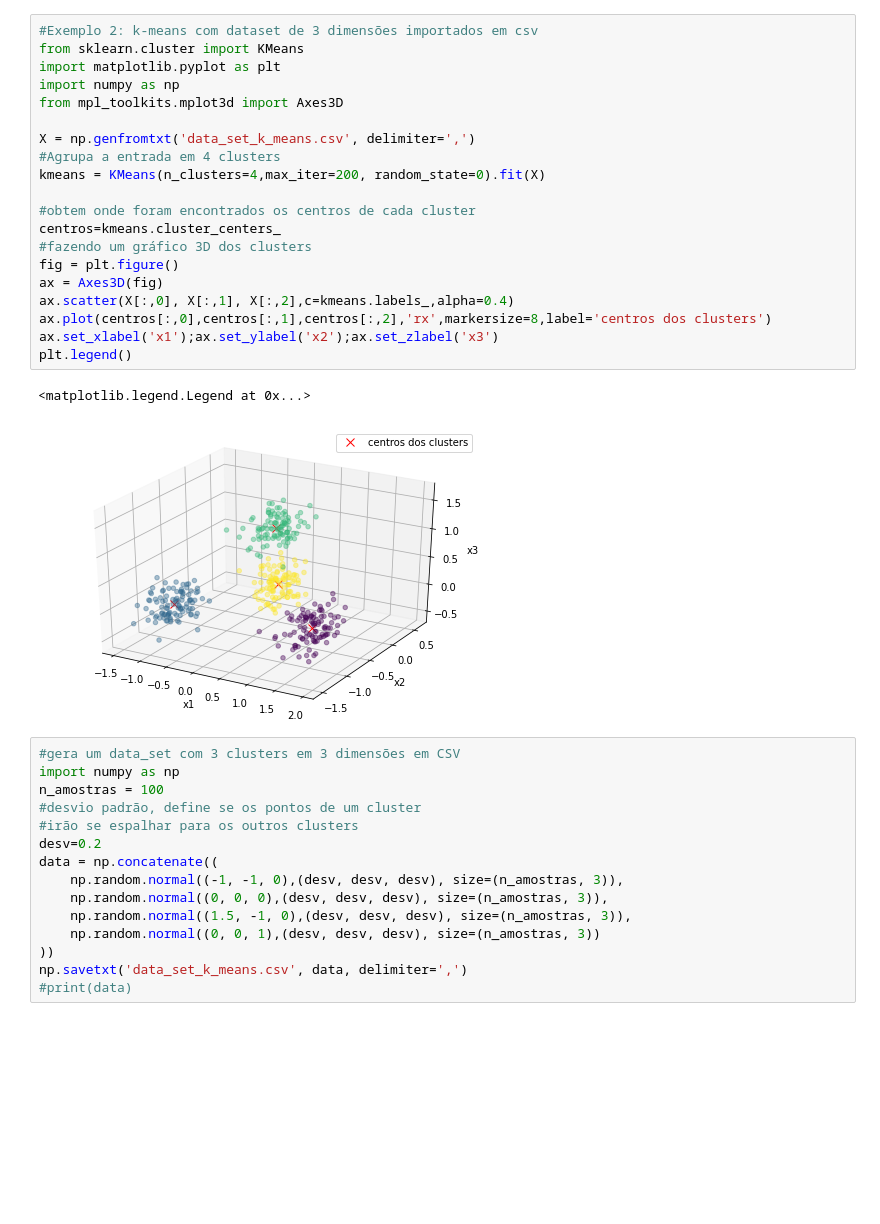
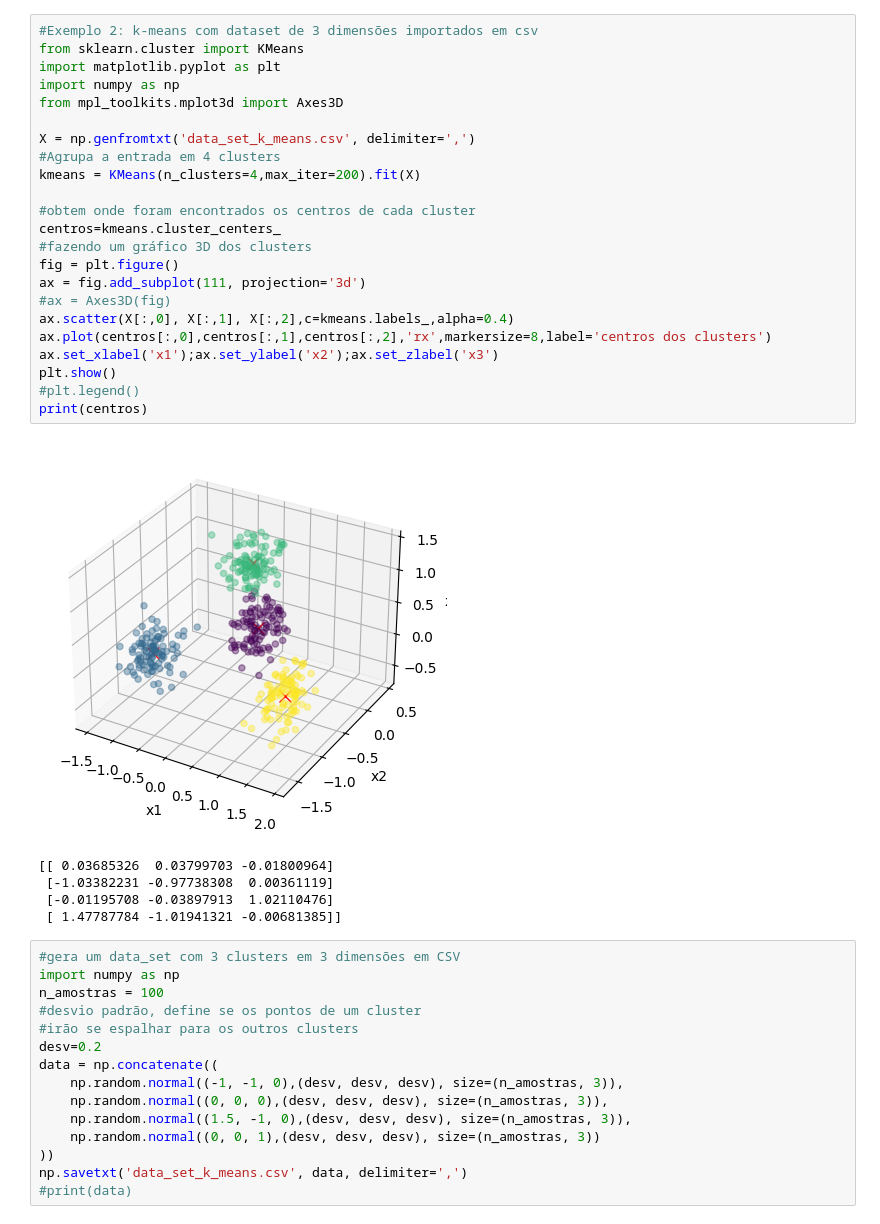
Before and after one commit to TerradasExatas/IA_e_Machine_Learning, a Jupyter notebook: IA_K_means.ipynb, the cells around one changed output. Cells and saved outputs as stored; diff of their text form; blank space fills up the shorter version.

```diff
--- a/IA_K_means.ipynb
+++ b/IA_K_means.ipynb
@@ -39,26 +39,32 @@ Labels=  [1 1 1 1 0 0 0 0]
 # %%
 #Exemplo 2: k-means com dataset de 3 dimensões importados em csv
 from sklearn.cluster import KMeans
 import matplotlib.pyplot as plt
 import numpy as np
 from mpl_toolkits.mplot3d import Axes3D
 
 X = np.genfromtxt('data_set_k_means.csv', delimiter=',')
 #Agrupa a entrada em 4 clusters
-kmeans = KMeans(n_clusters=4,max_iter=200, random_state=0).fit(X)
+kmeans = KMeans(n_clusters=4,max_iter=200).fit(X)
 
 #obtem onde foram encontrados os centros de cada cluster
 centros=kmeans.cluster_centers_
 #fazendo um gráfico 3D dos clusters
 fig = plt.figure()
-ax = Axes3D(fig)
+ax = fig.add_subplot(111, projection='3d')
+#ax = Axes3D(fig)
 ax.scatter(X[:,0], X[:,1], X[:,2],c=kmeans.labels_,alpha=0.4)
 ax.plot(centros[:,0],centros[:,1],centros[:,2],'rx',markersize=8,label='centros dos clusters')
 ax.set_xlabel('x1');ax.set_ylabel('x2');ax.set_zlabel('x3')
-plt.legend()
+plt.show()
+#plt.legend()
+print(centros)
 # %% [output]
+[figure, new version]
-<matplotlib.legend.Legend at 0x...>
+[[ 0.03685326  0.03799703 -0.01800964]
+ [-1.03382231 -0.97738308  0.00361119]
+ [-0.01195708 -0.03897913  1.02110476]
+ [ 1.47787784 -1.01941321 -0.00681385]]
-[figure, old version]
 # %%
 #gera um data_set com 3 clusters em 3 dimensões em CSV
 import numpy as np
```
Also changed, not shown: parts of 1 cell of this notebook.
